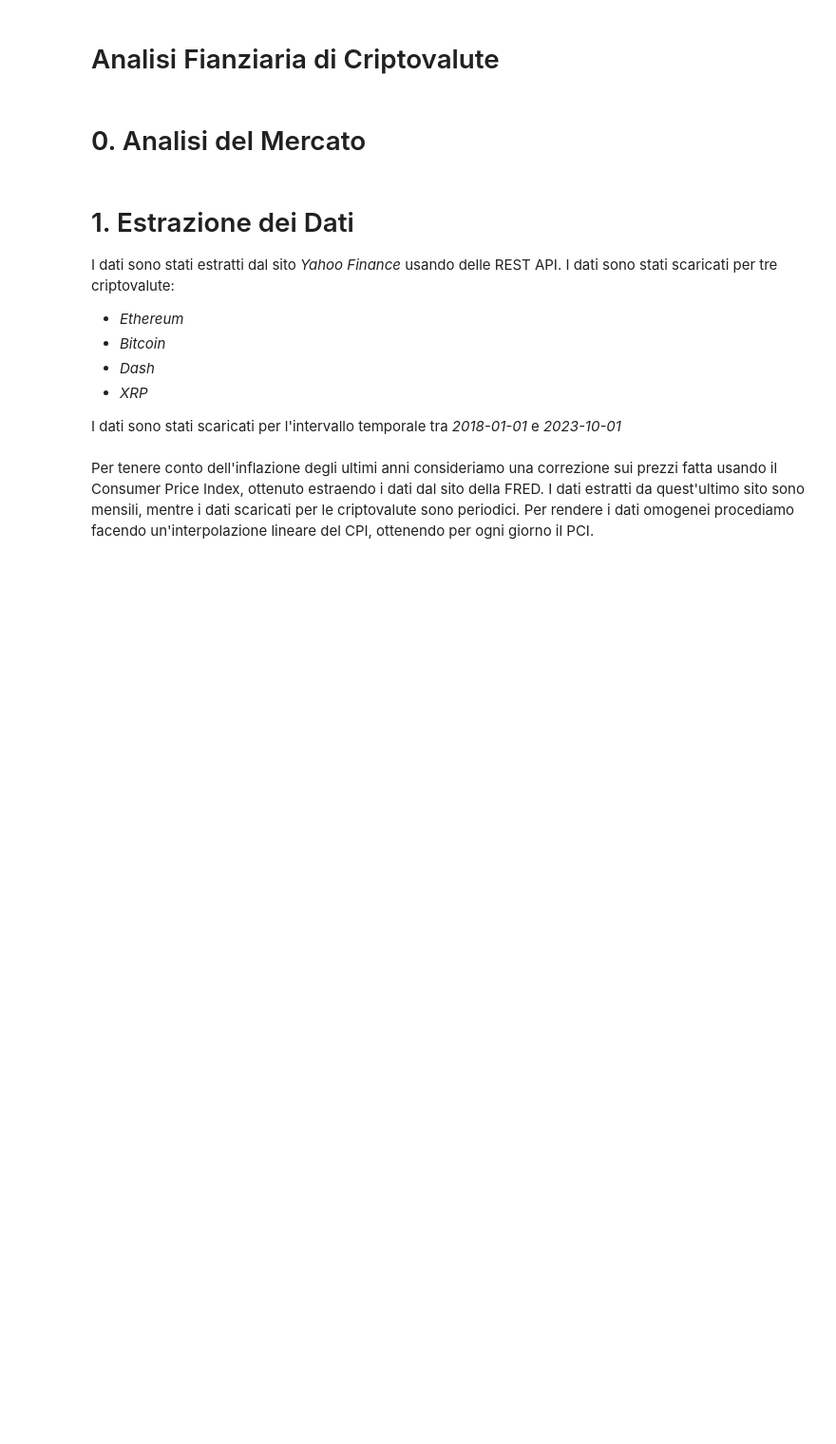
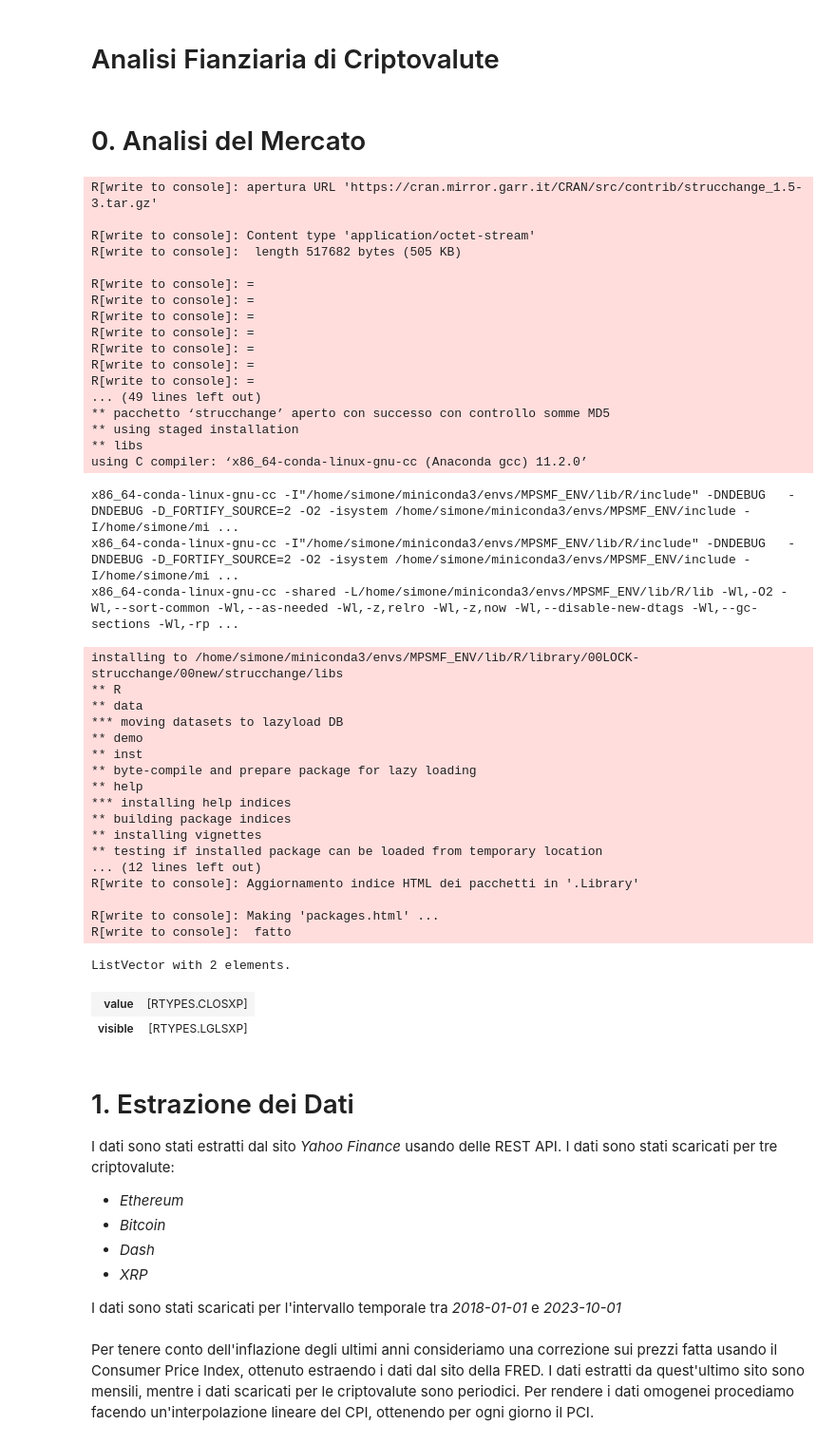
Before and after one commit to SimoneNicosanti/MPSMF_Project, a Jupyter notebook: Progetto.ipynb, the cells around one changed output. Shown at 95% size. Drawn from its saved outputs; the diff is of its cells as text; code cells hidden in the pictures; blank space fills up the shorter version.

```diff
--- a/Progetto.ipynb
+++ b/Progetto.ipynb
@@ -2,6 +2,55 @@
 # Analisi Fianziaria di Criptovalute
 # %% [markdown]
 # 0. Analisi del Mercato
+# %%
+import pandas as pd
+import rpy2.robjects as robjects
+from rpy2.robjects import pandas2ri
+
+# Defining the R script and loading the instance in Python
+r = robjects.r
+r['source']('R_Scripts.R')
+# %% [output]
+R[write to console]: apertura URL 'https://cran.mirror.garr.it/CRAN/src/contrib/strucchange_1.5-3.tar.gz'
+
+R[write to console]: Content type 'application/octet-stream'
+R[write to console]:  length 517682 bytes (505 KB)
+
+R[write to console]: =
+R[write to console]: =
+R[write to console]: =
+R[write to console]: =
+R[write to console]: =
+R[write to console]: =
+R[write to console]: =
+... (49 lines left out)
+** pacchetto ‘strucchange’ aperto con successo con controllo somme MD5
+** using staged installation
+** libs
+using C compiler: ‘x86_64-conda-linux-gnu-cc (Anaconda gcc) 11.2.0’
+x86_64-conda-linux-gnu-cc -I"/home/simone/miniconda3/envs/MPSMF_ENV/lib/R/include" -DNDEBUG   -DNDEBUG -D_FORTIFY_SOURCE=2 -O2 -isystem /home/simone/miniconda3/envs/MPSMF_ENV/include -I/home/simone/mi ...
+x86_64-conda-linux-gnu-cc -I"/home/simone/miniconda3/envs/MPSMF_ENV/lib/R/include" -DNDEBUG   -DNDEBUG -D_FORTIFY_SOURCE=2 -O2 -isystem /home/simone/miniconda3/envs/MPSMF_ENV/include -I/home/simone/mi ...
+x86_64-conda-linux-gnu-cc -shared -L/home/simone/miniconda3/envs/MPSMF_ENV/lib/R/lib -Wl,-O2 -Wl,--sort-common -Wl,--as-needed -Wl,-z,relro -Wl,-z,now -Wl,--disable-new-dtags -Wl,--gc-sections -Wl,-rp ...
+installing to /home/simone/miniconda3/envs/MPSMF_ENV/lib/R/library/00LOCK-strucchange/00new/strucchange/libs
+** R
+** data
+*** moving datasets to lazyload DB
+** demo
+** inst
+** byte-compile and prepare package for lazy loading
+** help
+*** installing help indices
+** building package indices
+** installing vignettes
+** testing if installed package can be loaded from temporary location
+... (12 lines left out)
+R[write to console]: Aggiornamento indice HTML dei pacchetti in '.Library'
+
+R[write to console]: Making 'packages.html' ...
+R[write to console]:  fatto
+ListVector with 2 elements.
+| value | [RTYPES.CLOSXP] |
+| visible | [RTYPES.LGLSXP] |
 # %% [markdown]
 # 1. Estrazione dei Dati
 I dati sono stati estratti dal sito *Yahoo Finance* usando delle REST API. I dati sono stati scaricati per tre criptovalute: <br>
```
Also changed, not shown: parts of 18 cells of this notebook, 1 other file.
